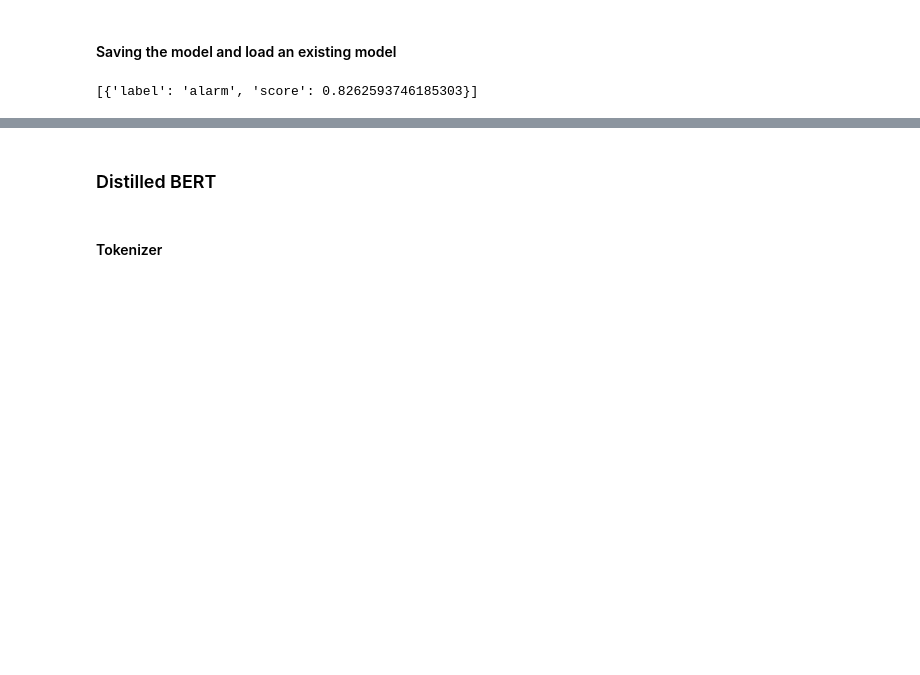
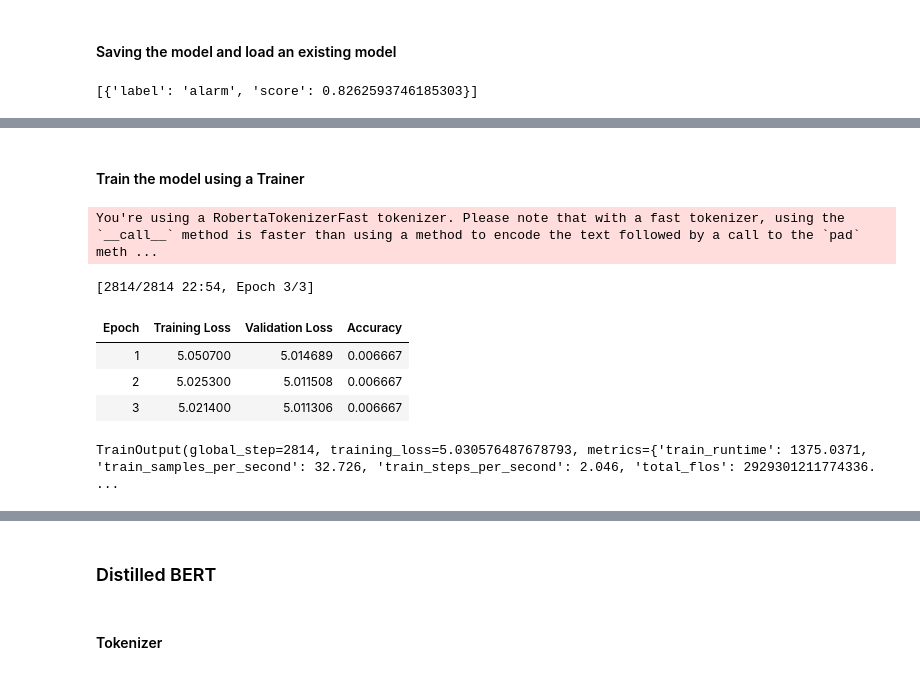
Before and after one commit to FilippoComastri/Intent-Class-and-OOS-Prediction, a Jupyter notebook: ass2/assignment_2.ipynb, the cells around one changed output, grey strips where cells are left out. Saved outputs shown, nothing was run; the diff lists cells and outputs as text; code cells hidden in the pictures; blank space fills up the shorter version.

```diff
--- a/ass2/assignment_2.ipynb
+++ b/ass2/assignment_2.ipynb
@@ -253,0 +410,4 @@ pipe('set the alarm at 5 o clock')
+# %%
+num_labels = 150 if not oos else 151
+# %%
+model = AutoModelForSequenceClassification.from_pretrained(model_name, num_labels=num_labels, id2label = label_mapping)
@@ -253,0 +420,2 @@ pipe('set the alarm at 5 o clock')
+# %% [markdown]
+#### Train the model using a Trainer
@@ -253,0 +455,12 @@ pipe('set the alarm at 5 o clock')
+# %%
+# Using a GPU on GoogleColab it will takes ?? min
+
+trainer.train()
+# %% [output]
+You're using a RobertaTokenizerFast tokenizer. Please note that with a fast tokenizer, using the `__call__` method is faster than using a method to encode the text followed by a call to the `pad` meth ...
+[2814/2814 22:54, Epoch 3/3]
+| Epoch | Training Loss | Validation Loss | Accuracy |
+| 1 | 5.050700 | 5.014689 | 0.006667 |
+| 2 | 5.025300 | 5.011508 | 0.006667 |
+| 3 | 5.021400 | 5.011306 | 0.006667 |
+TrainOutput(global_step=2814, training_loss=5.030576487678793, metrics={'train_runtime': 1375.0371, 'train_samples_per_second': 32.726, 'train_steps_per_second': 2.046, 'total_flos': 2929301211774336. ...
```
Also changed, not shown: parts of 84 cells of this notebook.
